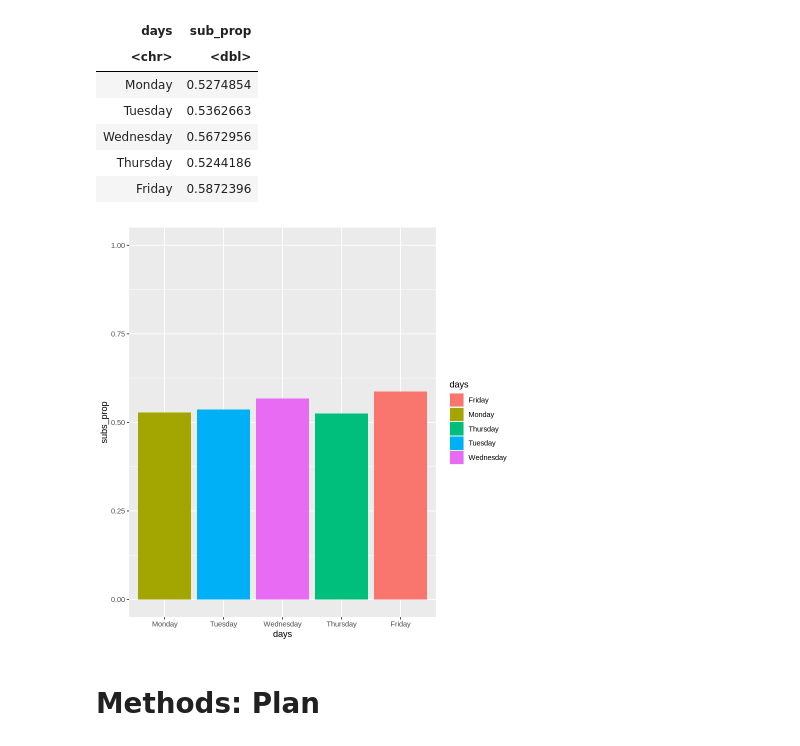
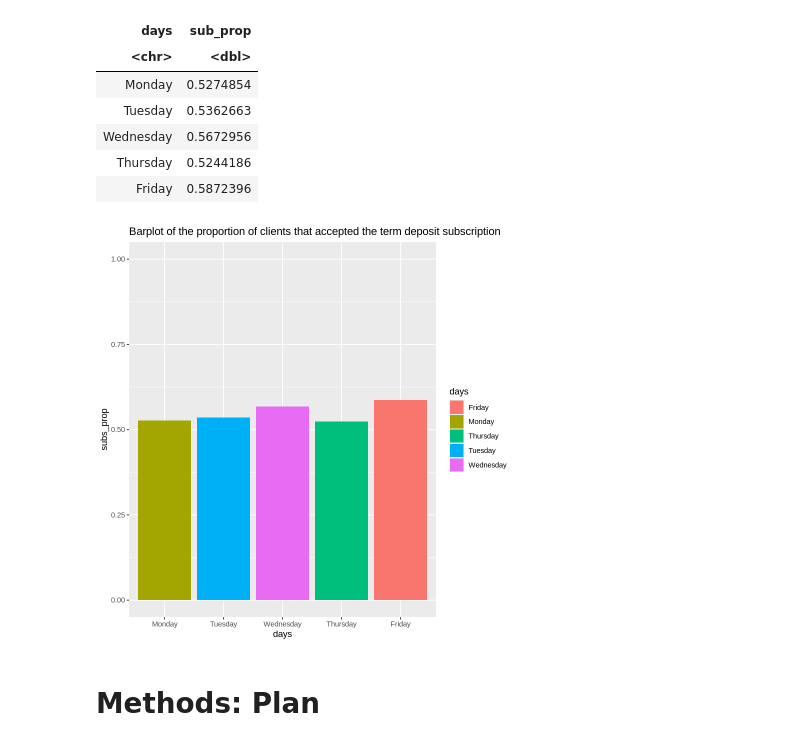
Before and after one commit to celike1/STAT201-Project, a Jupyter notebook: eda.ipynb, the cells around one changed output. Drawn from its saved outputs; the diff is of its cells as text; code cells hidden in the pictures.

```diff
--- a/eda.ipynb
+++ b/eda.ipynb
@@ -154,14 +140,15 @@ A data.frame: 5 × 2
 # %%
 order <- c("Monday", "Tuesday", "Wednesday", "Thursday","Friday")
 
 bar_plot <- ggplot(df, aes(x = days, y = subs_prop, fill = days)) +
   geom_bar(stat = "identity")+
   scale_x_discrete(limits = order)+
-  coord_cartesian(ylim = c(0, 1))
+  coord_cartesian(ylim = c(0, 1))+
+  ggtitle("Barplot of the proportion of clients that accepted the term deposit subscription")
 
 bar_plot
 # %% [output]
-[figure, old version]
+[figure, new version]
 # %% [markdown]
 # Methods: Plan
 # %% [markdown]
```
Also changed, not shown: parts of 2 cells of this notebook.
